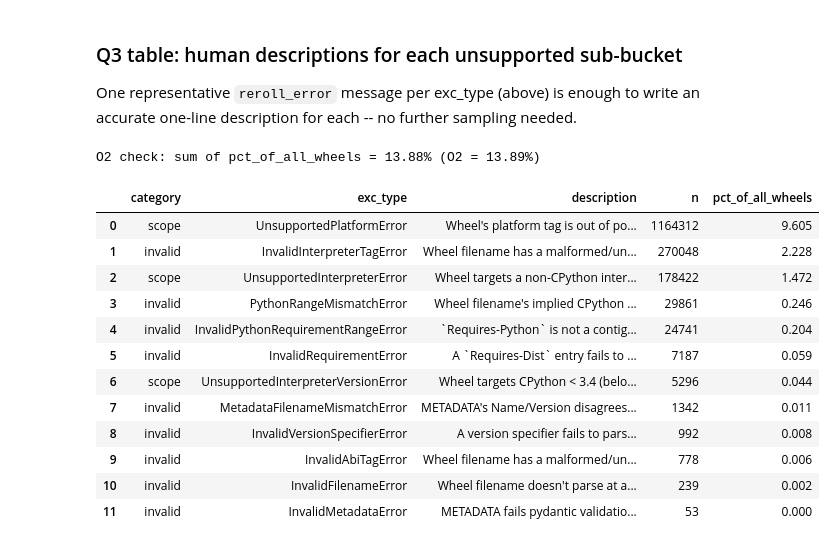
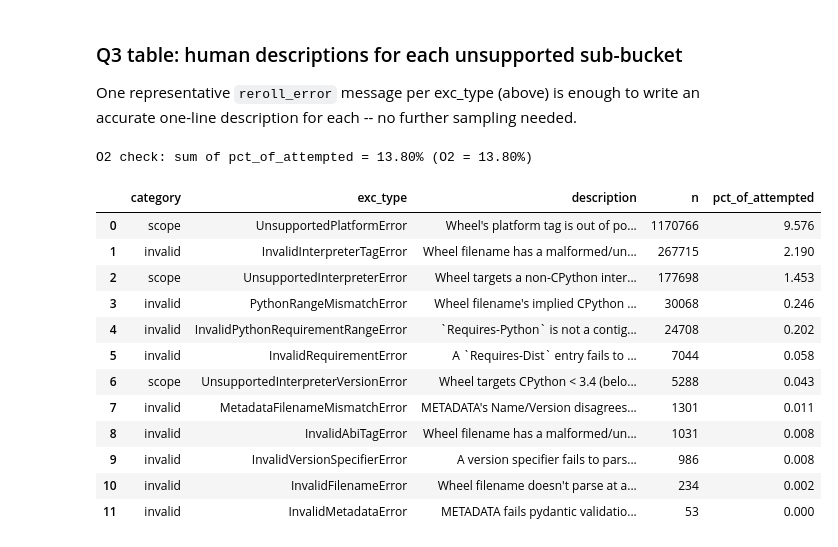
Before and after one commit to intentionally-left-nil/reroll-data, a Jupyter notebook: notebooks/readme_analysis.ipynb, the cells around one changed output. Drawn from its saved outputs; the diff is of its cells as text; code cells hidden in the pictures.

Commit message:
Update sync-reroll and readme

```diff
--- a/notebooks/readme_analysis.ipynb
+++ b/notebooks/readme_analysis.ipynb
@@ -239,34 +271,15 @@ as `reroll_v0.1.0_failure_analysis.ipynb` section 2.
 # %%
-import re
-
-_ERR_RE = re.compile(r"^([a-z_]+): ([A-Za-z_][A-Za-z0-9_.]*): (.*)$", re.DOTALL)
-
-
-def _exc_type(e):
-    if e is None:
-        return None
-    m = _ERR_RE.match(e)
-    return m.group(2) if m else "UNPARSEABLE"
-
-
-con = sqlite3.connect(f"file:{DB_PATH}?mode=ro", uri=True)
-con.create_function("err_exc_type", 1, _exc_type, deterministic=True)
-scope_invalid_types = pd.read_sql_query(
+scope_invalid_types = query_main(
     """
-    SELECT
-        CASE WHEN reroll_error LIKE 'scope:%' THEN 'scope' ELSE 'invalid' END AS category,
-        err_exc_type(reroll_error) AS exc_type,
-        COUNT(*) AS n
-    FROM repodata_conversion
-    WHERE reroll_error LIKE 'scope:%' OR reroll_error LIKE 'invalid:%'
+    SELECT category, sub_category AS exc_type, COUNT(*) AS n
+    FROM reroll_errors
+    WHERE category IN ('scope', 'invalid')
     GROUP BY category, exc_type
     ORDER BY n DESC
-    """,
-    con,
+    """
 )
-con.close()
-scope_invalid_types["pct_of_all_wheels"] = (
-    scope_invalid_types["n"] / total * 100
+scope_invalid_types["pct_of_attempted"] = (
+    scope_invalid_types["n"] / attempted * 100
 ).round(3)
 print(f"sum of n: {scope_invalid_types['n'].sum():,} (should equal {n_unsupported:,})")
 scope_invalid_types
@@ -355,44 +363,41 @@ needed.
 # %%
 descriptions = {
     "UnsupportedPlatformError": "Wheel's platform tag is out of policy scope (e.g. musllinux, 32-bit Windows/Linux, iOS/Android, wasm, non-manylinux glibc, or an unsupported CPU arch)",
     "InvalidInterpreterTagError": "Wheel filename has a malformed/unrecognized interpreter tag (e.g. PyPy `pp37`)",
     "UnsupportedInterpreterError": "Wheel targets a non-CPython interpreter major (e.g. `py2`, no CPython tag at all)",
     "PythonRangeMismatchError": "Wheel filename's implied CPython version range doesn't intersect the sdist's declared `Requires-Python`",
     "InvalidPythonRequirementRangeError": "`Requires-Python` is not a contiguous Python 3.x minor-version range (e.g. `==2.7`)",
     "InvalidRequirementError": "A `Requires-Dist` entry fails to parse as a PEP 508 requirement string",
     "UnsupportedInterpreterVersionError": "Wheel targets CPython < 3.4 (below reroll's minimum supported version)",
     "MetadataFilenameMismatchError": "METADATA's Name/Version disagrees with the wheel filename's Name/Version",
     "InvalidVersionSpecifierError": "A version specifier fails to parse as PEP 440 (e.g. `>-3.6`)",
     "InvalidAbiTagError": "Wheel filename has a malformed/unrecognized ABI tag",
     "InvalidFilenameError": "Wheel filename doesn't parse at all (wrong number of `-`-separated parts, etc.)",
     "InvalidMetadataError": "METADATA fails pydantic validation (e.g. an unparseable `Version:` field)",
 }
-category_map = dict(
-    zip(scope_invalid_types["exc_type"], scope_invalid_types["category"])
-)
 
 q3 = scope_invalid_types.copy()
 q3["description"] = q3["exc_type"].map(descriptions)
-q3 = q3[["category", "exc_type", "description", "n", "pct_of_all_wheels"]]
+q3 = q3[["category", "exc_type", "description", "n", "pct_of_attempted"]]
 q3 = q3.sort_values("n", ascending=False).reset_index(drop=True)
 print(
-    f"O2 check: sum of pct_of_all_wheels = {q3['pct_of_all_wheels'].sum():.2f}% (O2 = {O2:.2f}%)"
+    f"O2 check: sum of pct_of_attempted = {q3['pct_of_attempted'].sum():.2f}% (O2 = {O2:.2f}%)"
 )
 q3
 # %% [output]
-O2 check: sum of pct_of_all_wheels = 13.88% (O2 = 13.89%)
+O2 check: sum of pct_of_attempted = 13.80% (O2 = 13.80%)
-|  | category | exc_type | description | n | pct_of_all_wheels |
-| 0 | scope | UnsupportedPlatformError | Wheel's platform tag is out of po... | 1164312 | 9.605 |
-| 1 | invalid | InvalidInterpreterTagError | Wheel filename has a malformed/un... | 270048 | 2.228 |
-| 2 | scope | UnsupportedInterpreterError | Wheel targets a non-CPython inter... | 178422 | 1.472 |
-| 3 | invalid | PythonRangeMismatchError | Wheel filename's implied CPython ... | 29861 | 0.246 |
-| 4 | invalid | InvalidPythonRequirementRangeError | `Requires-Python` is not a contig... | 24741 | 0.204 |
-| 5 | invalid | InvalidRequirementError | A `Requires-Dist` entry fails to ... | 7187 | 0.059 |
-| 6 | scope | UnsupportedInterpreterVersionError | Wheel targets CPython < 3.4 (belo... | 5296 | 0.044 |
-| 7 | invalid | MetadataFilenameMismatchError | METADATA's Name/Version disagrees... | 1342 | 0.011 |
-| 8 | invalid | InvalidVersionSpecifierError | A version specifier fails to pars... | 992 | 0.008 |
-| 9 | invalid | InvalidAbiTagError | Wheel filename has a malformed/un... | 778 | 0.006 |
-| 10 | invalid | InvalidFilenameError | Wheel filename doesn't parse at a... | 239 | 0.002 |
+|  | category | exc_type | description | n | pct_of_attempted |
+| 0 | scope | UnsupportedPlatformError | Wheel's platform tag is out of po... | 1170766 | 9.576 |
+| 1 | invalid | InvalidInterpreterTagError | Wheel filename has a malformed/un... | 267715 | 2.190 |
+| 2 | scope | UnsupportedInterpreterError | Wheel targets a non-CPython inter... | 177698 | 1.453 |
+| 3 | invalid | PythonRangeMismatchError | Wheel filename's implied CPython ... | 30068 | 0.246 |
+| 4 | invalid | InvalidPythonRequirementRangeError | `Requires-Python` is not a contig... | 24708 | 0.202 |
+| 5 | invalid | InvalidRequirementError | A `Requires-Dist` entry fails to ... | 7044 | 0.058 |
+| 6 | scope | UnsupportedInterpreterVersionError | Wheel targets CPython < 3.4 (belo... | 5288 | 0.043 |
+| 7 | invalid | MetadataFilenameMismatchError | METADATA's Name/Version disagrees... | 1301 | 0.011 |
+| 8 | invalid | InvalidAbiTagError | Wheel filename has a malformed/un... | 1031 | 0.008 |
+| 9 | invalid | InvalidVersionSpecifierError | A version specifier fails to pars... | 986 | 0.008 |
+| 10 | invalid | InvalidFilenameError | Wheel filename doesn't parse at a... | 234 | 0.002 |
 | 11 | invalid | InvalidMetadataError | METADATA fails pydantic validatio... | 53 | 0.000 |
 # %% [markdown]
 ### Q4 / Q5: the unconvertable bucket
```
Also changed, not shown: parts of 11 cells of this notebook, 6 other files.
